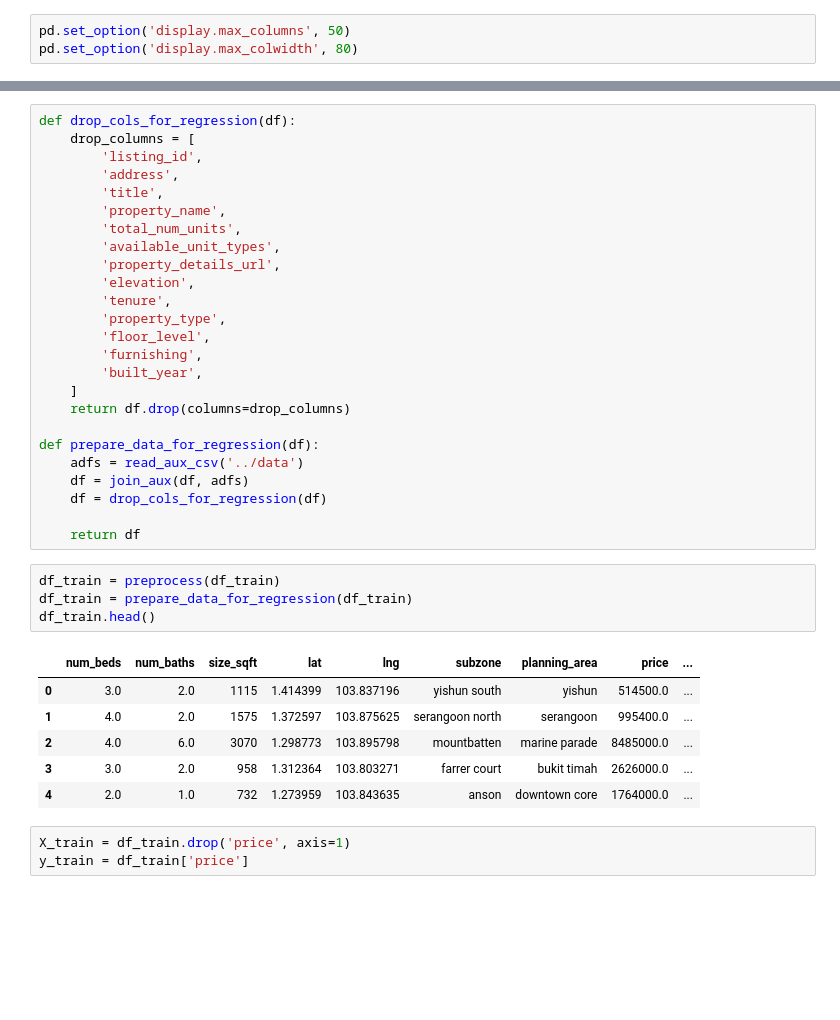
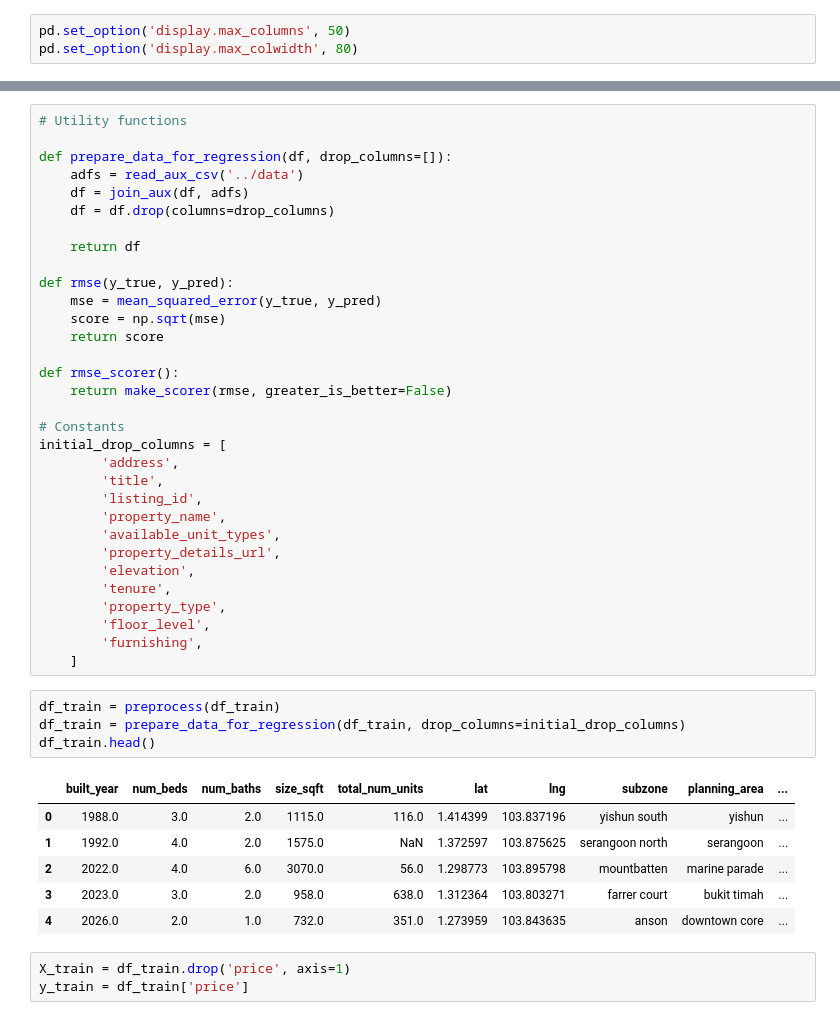
Before and after one commit to coby9241/cs5228-project, a Jupyter notebook: task1/Task1_Soedar-3-Features.ipynb, the cells around one changed output, grey strips where cells are left out. Drawn from its saved outputs; the diff is of its cells as text; blank space fills up the shorter version.

```diff
--- a/task1/Task1_Soedar-3-Features.ipynb
+++ b/task1/Task1_Soedar-3-Features.ipynb
@@ -52,42 +54,49 @@ subzone
 planning_area                                                                                  yishun
 price                                                                                        514500.0
 Name: 0, dtype: object
-# %%
-def drop_cols_for_regression(df):
-    drop_columns = [
-        'listing_id',
-        'address',
-        'title',
-        'property_name',
-        'total_num_units',
-        'available_unit_types',
-        'property_details_url',
-        'elevation',
-        'tenure',
-        'property_type',
-        'floor_level',
-        'furnishing',
-        'built_year',
-    ]
-    return df.drop(columns=drop_columns)
-
-def prepare_data_for_regression(df):
-    adfs = read_aux_csv('../data')
-    df = join_aux(df, adfs)
-    df = drop_cols_for_regression(df)
-
-    return df
+# %%
+# Utility functions
+
+def prepare_data_for_regression(df, drop_columns=[]):
+    adfs = read_aux_csv('../data')
+    df = join_aux(df, adfs)
+    df = df.drop(columns=drop_columns)
+
+    return df
+
+def rmse(y_true, y_pred):
+    mse = mean_squared_error(y_true, y_pred)
+    score = np.sqrt(mse)
+    return score
+
+def rmse_scorer():
+    return make_scorer(rmse, greater_is_better=False)
+
+# Constants
+initial_drop_columns = [
+        'address',
+        'title',
+        'listing_id',
+        'property_name',
+        'available_unit_types',
+        'property_details_url',
+        'elevation',
+        'tenure',
+        'property_type',
+        'floor_level',
+        'furnishing',
+    ]
 # %%
 df_train = preprocess(df_train)
-df_train = prepare_data_for_regression(df_train)
+df_train = prepare_data_for_regression(df_train, drop_columns=initial_drop_columns)
 df_train.head()
 # %% [output]
-|  | num_beds | num_baths | size_sqft | lat | lng | subzone | planning_area | price | ... |
-| 0 | 3.0 | 2.0 | 1115 | 1.414399 | 103.837196 | yishun south | yishun | 514500.0 | ... |
-| 1 | 4.0 | 2.0 | 1575 | 1.372597 | 103.875625 | serangoon north | serangoon | 995400.0 | ... |
-| 2 | 4.0 | 6.0 | 3070 | 1.298773 | 103.895798 | mountbatten | marine parade | 8485000.0 | ... |
-| 3 | 3.0 | 2.0 | 958 | 1.312364 | 103.803271 | farrer court | bukit timah | 2626000.0 | ... |
-| 4 | 2.0 | 1.0 | 732 | 1.273959 | 103.843635 | anson | downtown core | 1764000.0 | ... |
+|  | built_year | num_beds | num_baths | size_sqft | total_num_units | lat | lng | subzone | planning_area | ... |
+| 0 | 1988.0 | 3.0 | 2.0 | 1115.0 | 116.0 | 1.414399 | 103.837196 | yishun south | yishun | ... |
+| 1 | 1992.0 | 4.0 | 2.0 | 1575.0 | NaN | 1.372597 | 103.875625 | serangoon north | serangoon | ... |
+| 2 | 2022.0 | 4.0 | 6.0 | 3070.0 | 56.0 | 1.298773 | 103.895798 | mountbatten | marine parade | ... |
+| 3 | 2023.0 | 3.0 | 2.0 | 958.0 | 638.0 | 1.312364 | 103.803271 | farrer court | bukit timah | ... |
+| 4 | 2026.0 | 2.0 | 1.0 | 732.0 | 351.0 | 1.273959 | 103.843635 | anson | downtown core | ... |
 # %%
 X_train = df_train.drop('price', axis=1)
 y_train = df_train['price']
```
Also changed, not shown: parts of 6 cells of this notebook.
